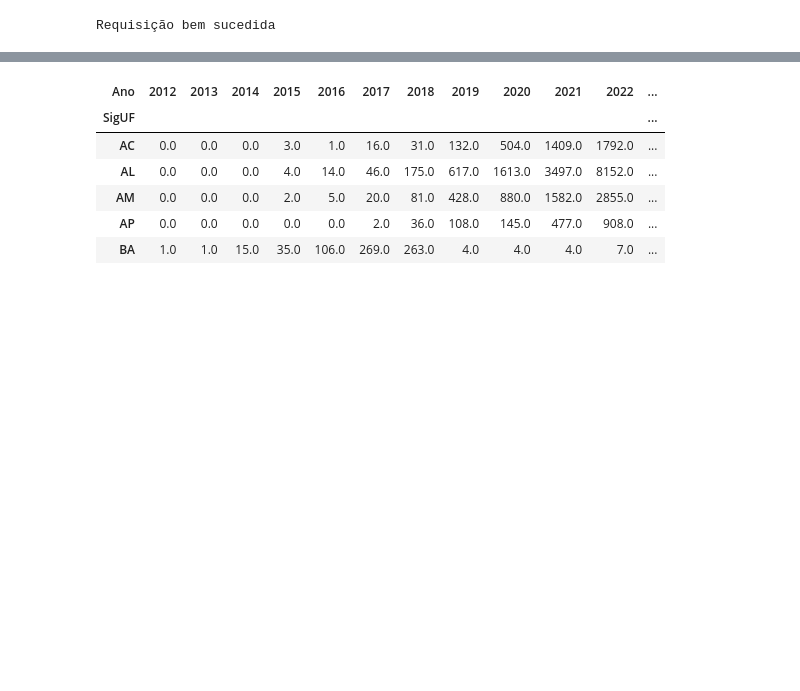
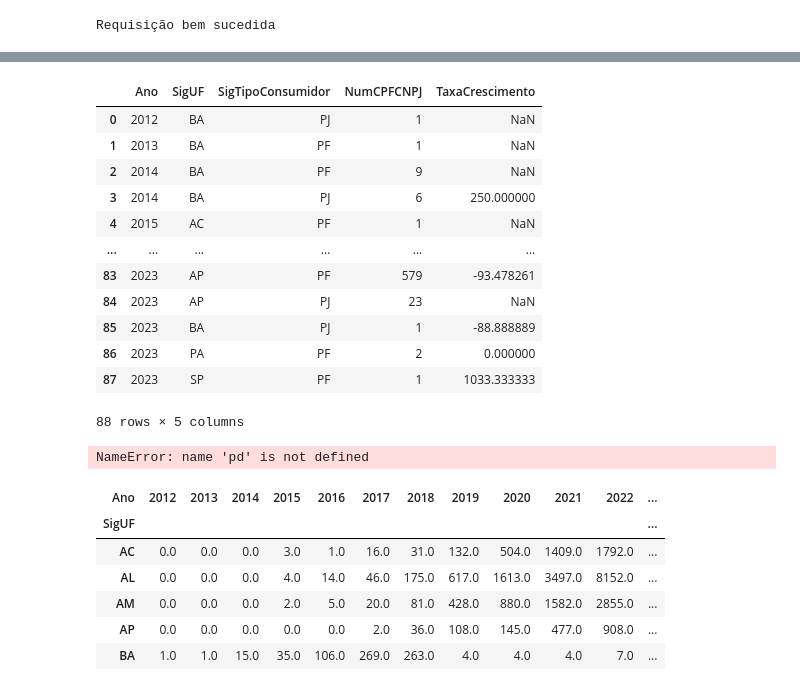
Before and after one commit to gabriel1berto/Aneel_, a Jupyter notebook: Codigos/Desafio 1.ipynb, the cells around one changed output, grey strips where cells are left out. Drawn from its saved outputs; the diff is of its cells as text; code cells hidden in the pictures; blank space fills up the shorter version.

```diff
--- a/Codigos/Desafio 1.ipynb
+++ b/Codigos/Desafio 1.ipynb
@@ -69,0 +343,21 @@ Requisição bem sucedida
+# %%
+
+counts2 = pd.DataFrame(df_clean.groupby(['Ano', 'SigUF','SigTipoConsumidor'])['NumCPFCNPJ'].nunique()).reset_index()
+counts2['TaxaCrescimento'] = counts.groupby(['SigTipoConsumidor', 'Ano'])['NumCPFCNPJ'].pct_change() * 100
+counts2['TaxaCrescimento'] = counts['TaxaCrescimento'].replace([np.inf, -np.inf], np.nan)
+
+counts2
+# %% [output]
+|  | Ano | SigUF | SigTipoConsumidor | NumCPFCNPJ | TaxaCrescimento |
+| 0 | 2012 | BA | PJ | 1 | NaN |
+| 1 | 2013 | BA | PF | 1 | NaN |
+| 2 | 2014 | BA | PF | 9 | NaN |
+| 3 | 2014 | BA | PJ | 6 | 250.000000 |
+| 4 | 2015 | AC | PF | 1 | NaN |
+| ... | ... | ... | ... | ... | ... |
+| 83 | 2023 | AP | PF | 579 | -93.478261 |
+| 84 | 2023 | AP | PJ | 23 | NaN |
+| 85 | 2023 | BA | PJ | 1 | -88.888889 |
+| 86 | 2023 | PA | PF | 2 | 0.000000 |
+| 87 | 2023 | SP | PF | 1 | 1033.333333 |
+88 rows × 5 columns
@@ -70,15 +409,9 @@ Requisição bem sucedida
 # %%
-# Análise de dados para elaboração de um gráfico mostrando a evolução temporal do Total Mensal de Empreendimentos por Estado e por Classe de Consumo;
-
-    # OBS1: estados com menos de 10 empreendimentos foram excluídos do gráfico;
-    # OBS2: os dados de 2023 representam um corte até hoje
-
-from dash import dcc
-import plotly.express as px
-import numpy as np
+#___________________________________________________Gráfico 2__________________________________________________#
 
 df['Mes'] = pd.DatetimeIndex(df['DthAtualizaCadastralEmpreend']).month
 df['Ano'] = pd.DatetimeIndex(df['DthAtualizaCadastralEmpreend']).year
+df['Ano_Mes'] = pd.to_datetime(df['DthAtualizaCadastralEmpreend']).dt.strftime('%Y-%m')
 
 # cria uma cópia do DataFrame sem valores nulos de NumCPFCNPJ
 df_clean = df.dropna(subset=['NumCPFCNPJ']).copy()
@@ -87,19 +420,31 @@ df_clean = df.dropna(subset=['NumCPFCNPJ']).copy()
 df_clean = df_clean[df_clean['SigUF'].isin(['BA', 'AL', 'AC', 'AM', 'AP'])]
 
 # agrupa os dados por ano, mês, SigUF e DscClasseConsumo
-counts = df_clean.groupby(['Ano', 'SigUF', 'DscClasseConsumo']).agg({'NumCPFCNPJ': 'nunique'}).reset_index()
+counts = df_clean.groupby(['Ano_Mes', 'SigUF', 'DscClasseConsumo']).agg({'NumCPFCNPJ': 'nunique'}).reset_index()
 
-import numpy as np
+# Cria uma lista com as opções de SigUF
+sigufs = df_clean['SigUF'].unique()
 
 # cria o gráfico de áreas empilhadas animado
-fig_1 = px.bar(counts, x="Ano", y="NumCPFCNPJ", color="DscClasseConsumo", animation_frame="SigUF",
-               title="Novos usuários da Energia distribuida")
 
-# calcula o valor máximo dos dados do eixo y
-y_max = counts['NumCPFCNPJ'].max()
+fig_3 = px.bar(counts, x="Ano_Mes", y="NumCPFCNPJ", color="DscClasseConsumo", title="Novos usuários da Energia distribuida")
+
+fig_3.update_layout(
+    width=1200,
+    height=600,
+    xaxis_title='Ano_Mes',
+    xaxis_title_font_size=16,
+    xaxis_tickfont_size=14,
+    yaxis_title='NumCPFCNPJ',
+    yaxis_title_font_size=16,
+    yaxis_tickfont_size=14,
+    title='Novos usuários da Energia distribuida',
+    title_font_size=20,
+    title_x=.5,
+    margin=dict(t=130)
+)
 
 # Define a faixa de valores do eixo y de acordo com os dados do gráfico
-fig_1.update_yaxes(range=[0, 4500])
-
-# mostra o gráfico
-fig_1.show()
+fig_3.update_yaxes(range=[0, 7000])
+# %% [output]
+NameError: name 'pd' is not defined
```
Also changed, not shown: parts of 11 cells of this notebook, 11 other files.
